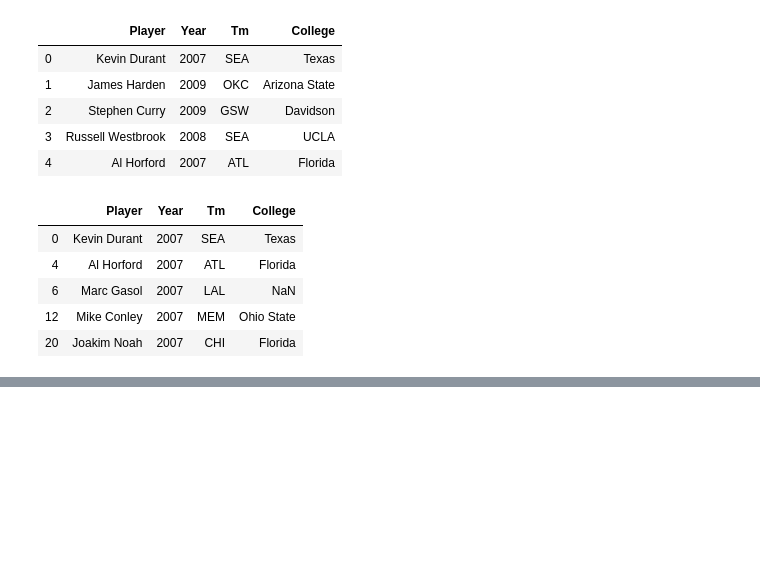
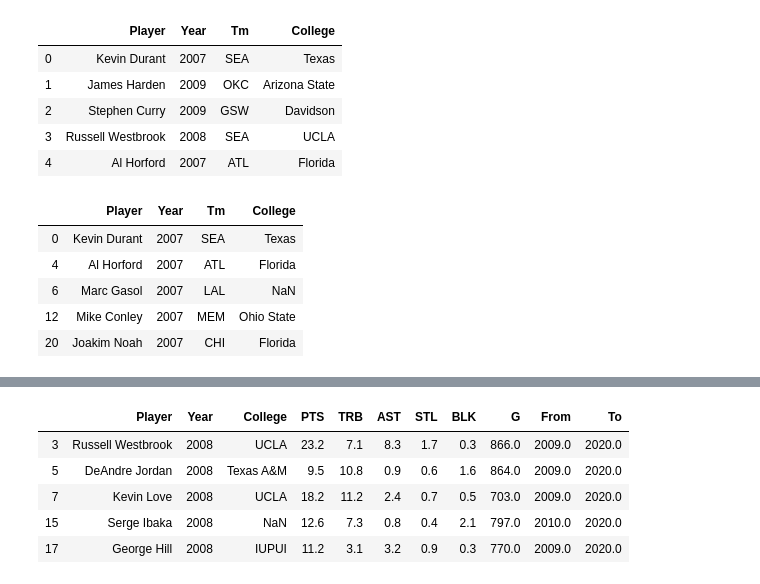
Before and after one commit to awbrown404/basketball-project, a Jupyter notebook: stats_by_year.ipynb, the cells around one changed output, grey strips where cells are left out. Drawn from its saved outputs; the diff is of its cells as text; code cells hidden in the pictures; blank space fills up the shorter version.

```diff
--- a/stats_by_year.ipynb
+++ b/stats_by_year.ipynb
@@ -159,0 +87,19 @@ ten_year_stats.head()
+# %%
+second_draft_stats = relevant_stats_total.loc[draft_condensed["Year"] == 2008].copy()
+third_draft_stats = relevant_stats_total.loc[draft_condensed["Year"] == 2009].copy()
+fourth_draft_stats = relevant_stats_total.loc[draft_condensed["Year"] == 2010].copy()
+fifth_draft_stats = relevant_stats_total.loc[draft_condensed["Year"] == 2011].copy()
+sixth_draft_stats = relevant_stats_total.loc[draft_condensed["Year"] == 2012].copy()
+seventh_draft_stats = relevant_stats_total.loc[draft_condensed["Year"] == 2013].copy()
+eighth_draft_stats = relevant_stats_total.loc[draft_condensed["Year"] == 2014].copy()
+ninth_draft_stats = relevant_stats_total.loc[draft_condensed["Year"] == 2015].copy()
+tenth_draft_stats = relevant_stats_total.loc[draft_condensed["Year"] == 2016].copy()
+# %%
+second_draft_stats.head()
+# %% [output]
+|  | Player | Year | College | PTS | TRB | AST | STL | BLK | G | From | To |
+| 3 | Russell Westbrook | 2008 | UCLA | 23.2 | 7.1 | 8.3 | 1.7 | 0.3 | 866.0 | 2009.0 | 2020.0 |
+| 5 | DeAndre Jordan | 2008 | Texas A&M | 9.5 | 10.8 | 0.9 | 0.6 | 1.6 | 864.0 | 2009.0 | 2020.0 |
+| 7 | Kevin Love | 2008 | UCLA | 18.2 | 11.2 | 2.4 | 0.7 | 0.5 | 703.0 | 2009.0 | 2020.0 |
+| 15 | Serge Ibaka | 2008 | NaN | 12.6 | 7.3 | 0.8 | 0.4 | 2.1 | 797.0 | 2010.0 | 2020.0 |
+| 17 | George Hill | 2008 | IUPUI | 11.2 | 3.1 | 3.2 | 0.9 | 0.3 | 770.0 | 2009.0 | 2020.0 |
```
Also changed, not shown: parts of 44 cells of this notebook.
